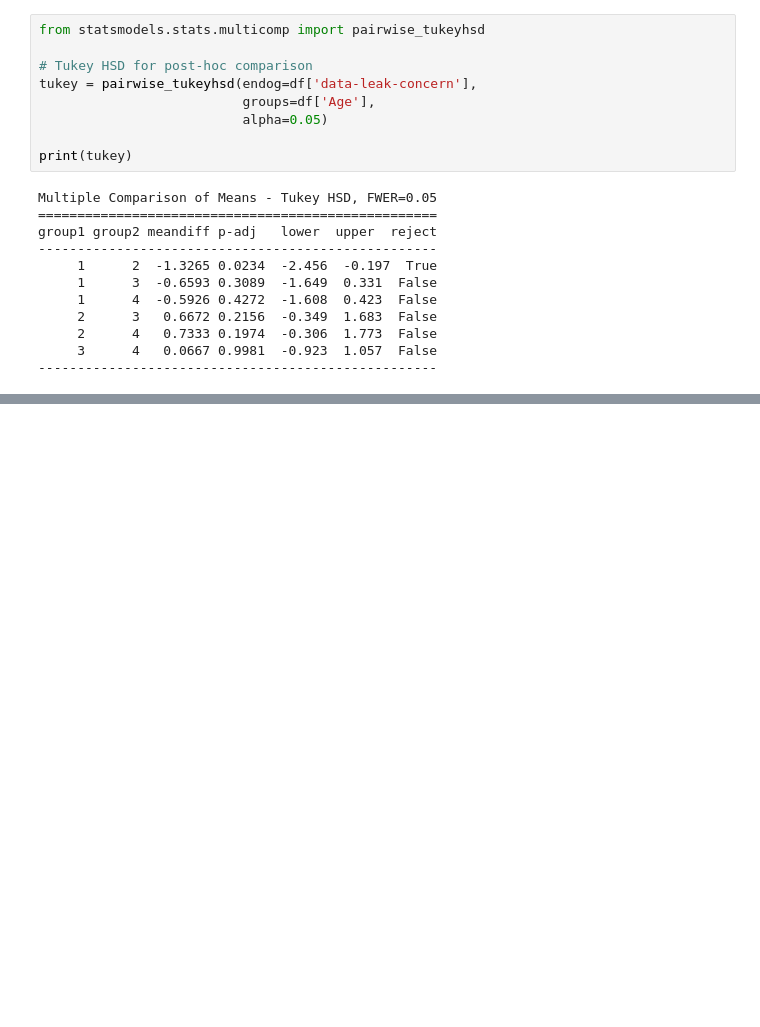
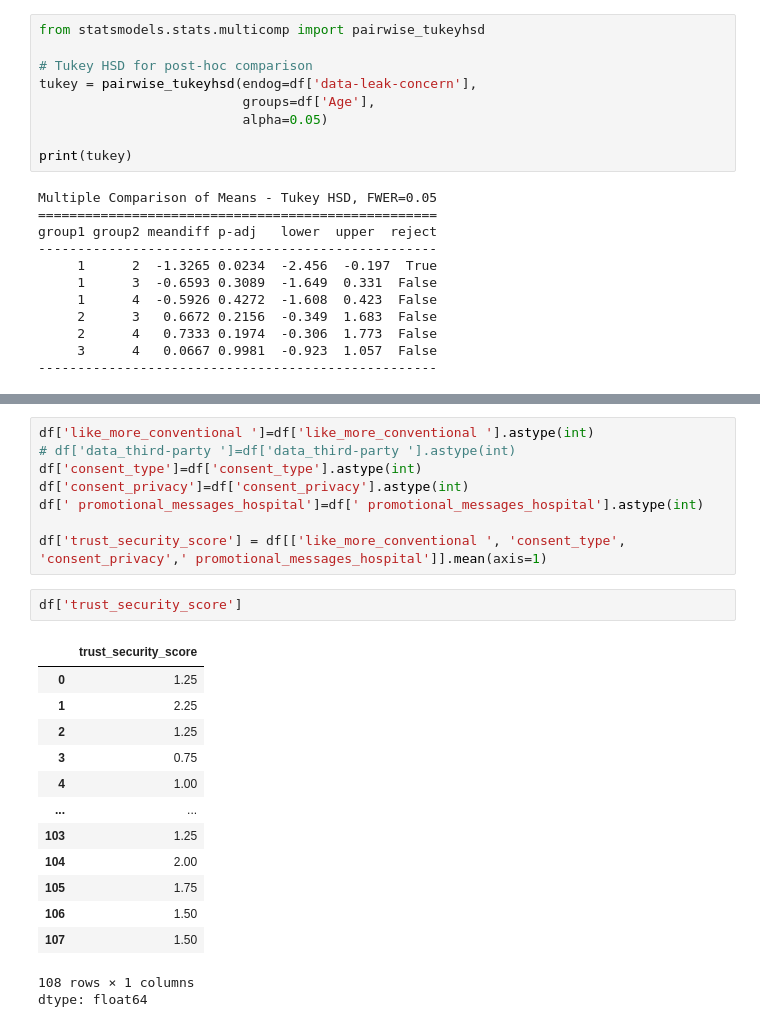
Before and after one commit to azrinsultana/advanced-web-teck-lab-performance, a Jupyter notebook: telemedicine_cybersecurity.ipynb, the cells around one changed output, grey strips where cells are left out. Drawn from its saved outputs; the diff is of its cells as text; blank space fills up the shorter version.

```diff
--- a/telemedicine_cybersecurity.ipynb
+++ b/telemedicine_cybersecurity.ipynb
@@ -275,0 +481,25 @@ group1 group2 meandiff p-adj   lower  upper  reject
+# %%
+df['like_more_conventional ']=df['like_more_conventional '].astype(int)
+# df['data_third-party ']=df['data_third-party '].astype(int)
+df['consent_type']=df['consent_type'].astype(int)
+df['consent_privacy']=df['consent_privacy'].astype(int)
+df[' promotional_messages_hospital']=df[' promotional_messages_hospital'].astype(int)
+
+df['trust_security_score'] = df[['like_more_conventional ', 'consent_type', 'consent_privacy',' promotional_messages_hospital']].mean(axis=1)
+# %%
+df['trust_security_score']
+# %% [output]
+|  | trust_security_score |
+| 0 | 1.25 |
+| 1 | 2.25 |
+| 2 | 1.25 |
+| 3 | 0.75 |
+| 4 | 1.00 |
+| ... | ... |
+| 103 | 1.25 |
+| 104 | 2.00 |
+| 105 | 1.75 |
+| 106 | 1.50 |
+| 107 | 1.50 |
+108 rows × 1 columns
+dtype: float64
```
Also changed, not shown: parts of 21 cells of this notebook.
